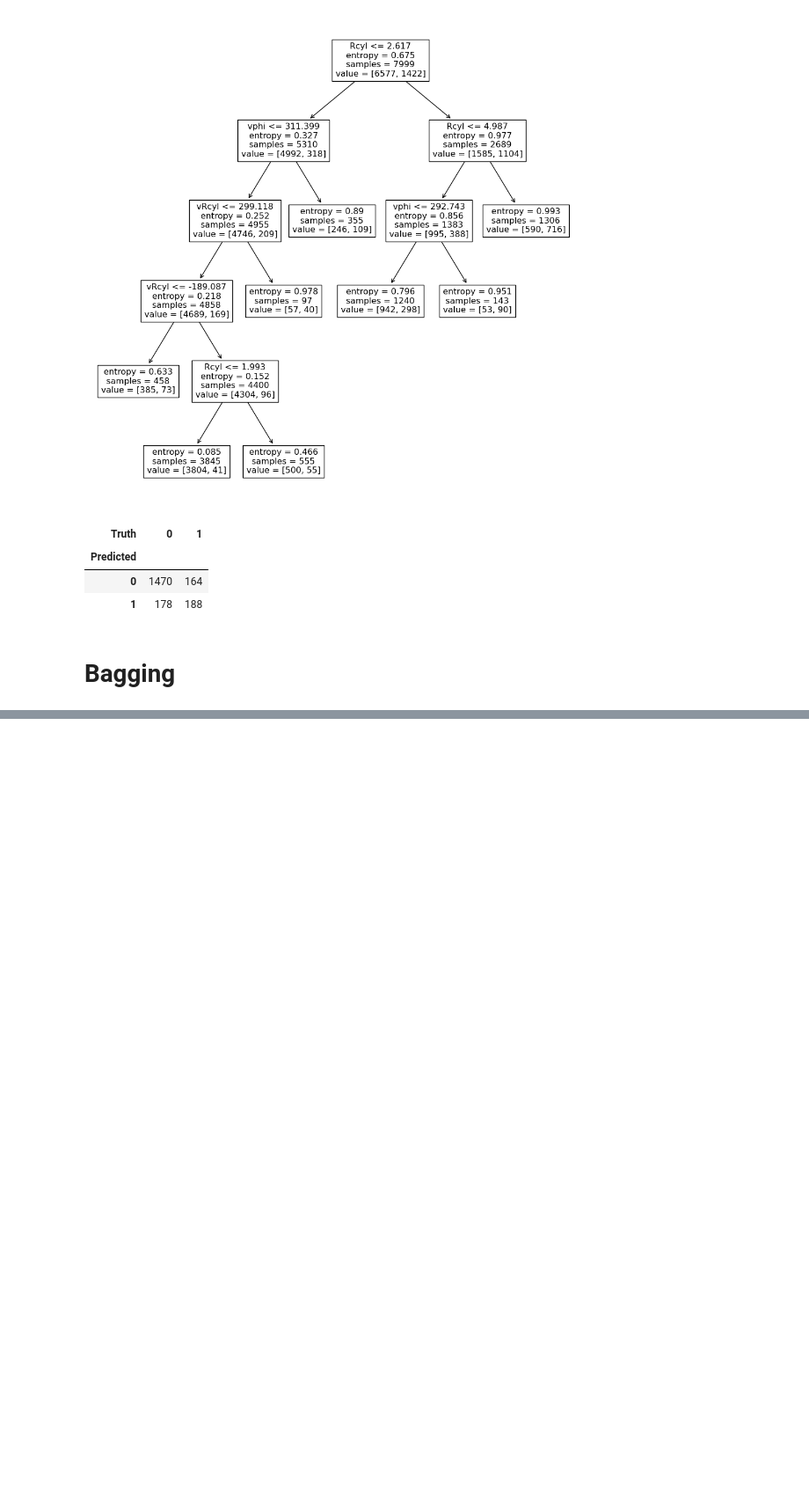
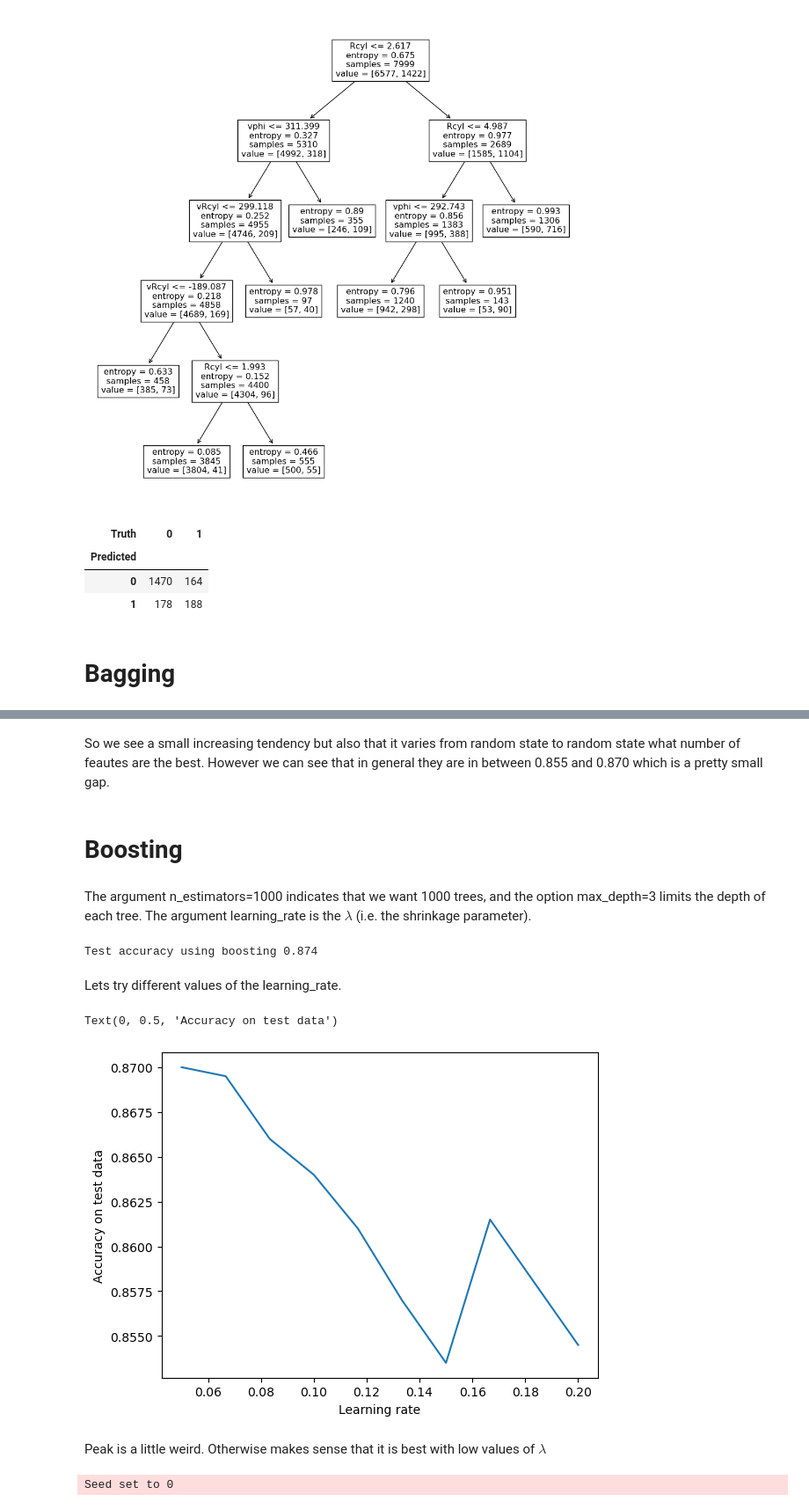
Before and after one commit to Chrillemis/AppStatProject, a Jupyter notebook: PlotsAndInitGLM/Frederik code.ipynb, the cells around one changed output, grey strips where cells are left out. Shown at 88% size. Drawn from its saved outputs; the diff is of its cells as text; code cells hidden in the pictures; blank space fills up the shorter version.

Commit message:
Trees

```diff
--- a/PlotsAndInitGLM/Frederik code.ipynb
+++ b/PlotsAndInitGLM/Frederik code.ipynb
@@ -238,0 +311,4 @@ confusion
+# %% [markdown]
+So we see a small increasing tendency but also that it varies from random state to random state what number of feautes are the best. However we can see that in general they are in between 0.855 and 0.870 which is a pretty small gap.
+# %% [markdown]
+# Boosting
@@ -238,0 +317,60 @@ confusion
+# %% [markdown]
+The argument n_estimators=1000 indicates that we want 1000 trees, and the option max_depth=3 limits the depth of each tree. The argument learning_rate is the $\lambda$ (i.e. the shrinkage parameter).
+# %%
+boost_migrator = GradientBoostingClassifier(n_estimators = 1000, learning_rate=0.01, random_state=0)
+boost_migrator.fit(x_train, y_train)
+print('Test accuracy using boosting', accuracy_score(y_test, boost_migrator.predict(x_test)))
+# %% [output]
+Test accuracy using boosting 0.874
+# %% [markdown]
+Lets try different values of the learning_rate.
+# %%
+lambdas = np.linspace(0.05, 0.2, 10)
+accuracy_list_boost = []
+for i in lambdas:
+    boost_migrator = GradientBoostingClassifier(n_estimators = 1000, learning_rate=i, random_state=0)
+    boost_migrator.fit(x_train, y_train)
+    accuracy = accuracy_score(y_test, boost_migrator.predict(x_test))
+    accuracy_list_boost.append(accuracy)
+# %%
+plt.plot(lambdas, accuracy_list_boost, label = 'Gradient Boosting')
+plt.xlabel('Learning rate')
+plt.ylabel('Accuracy on test data')
+# %% [output]
+Text(0, 0.5, 'Accuracy on test data')
+[figure, added]
+# %% [markdown]
+Peak is a little weird. Otherwise makes sense that it is best with low values of $\lambda$
+# %%
+from sklearn.linear_model import (LinearRegression , LogisticRegression , Lasso)
+from sklearn.preprocessing import StandardScaler
+from sklearn.model_selection import KFold
+from sklearn.pipeline import Pipeline
+from ISLP import load_data
+from ISLP.models import ModelSpec as MS
+from sklearn.model_selection import (train_test_split , GridSearchCV)
+
+from ISLP.models import (ModelSpec as MS, summarize , poly)
+import statsmodels.api as sm
+
+import torch.nn.functional as F #for one hot encoding
+
+import torch
+from torch import nn
+from torch.optim import RMSprop
+from torch.utils.data import TensorDataset
+from torchmetrics import (MeanAbsoluteError , R2Score, MeanSquaredError)
+from torchinfo import summary
+from torchvision.io import read_image
+
+from pytorch_lightning import Trainer
+from pytorch_lightning.loggers import CSVLogger
+from pytorch_lightning import seed_everything
+seed_everything(0, workers=True)
+torch.use_deterministic_algorithms(True, warn_only=True)
+
+from ISLP.torch import (SimpleDataModule , SimpleModule , ErrorTracker , rec_num_workers)
+
+from ISLP.torch.imdb import (load_lookup ,load_tensor , load_sparse ,load_sequential)
+# %% [output]
+Seed set to 0
```
Also changed, not shown: parts of 12 cells of this notebook.
